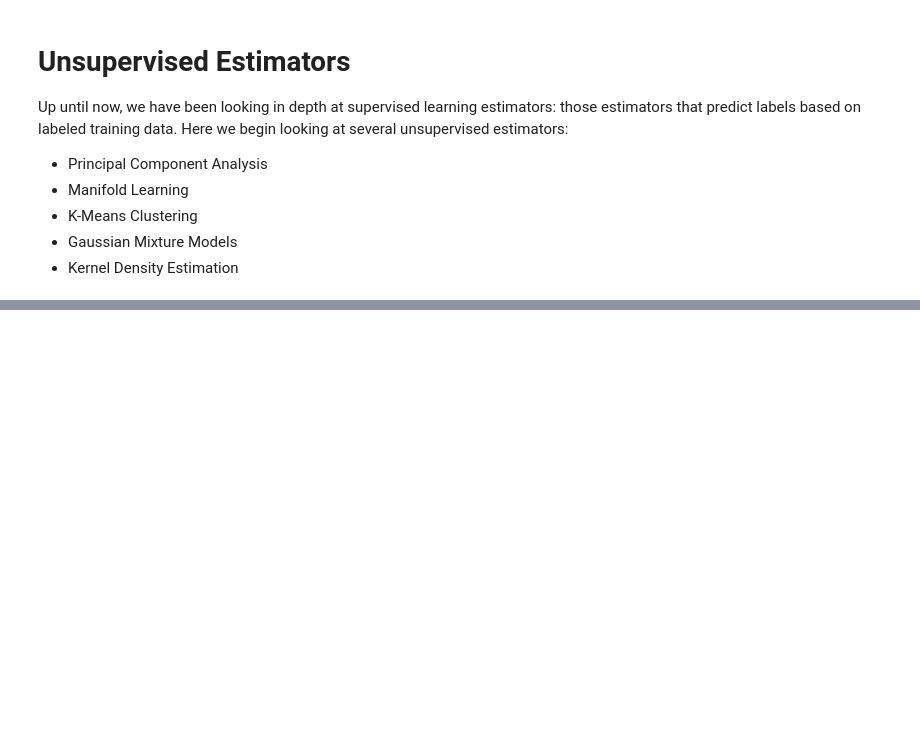
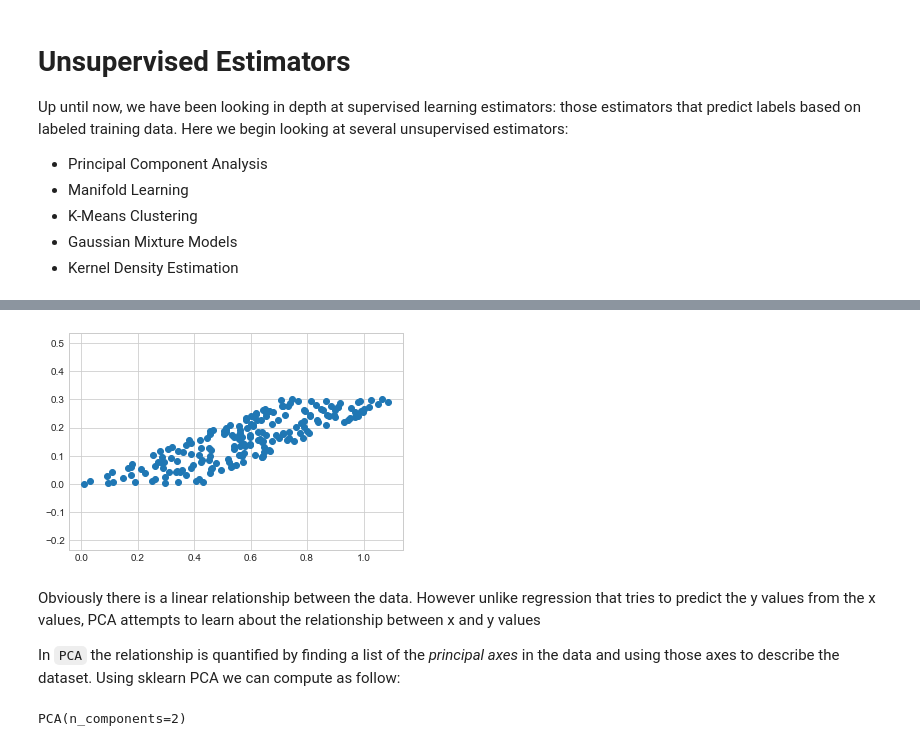
Before and after one commit to Oluwajobs/python_data_science, a Jupyter notebook: ML_Note.ipynb, the cells around one changed output, grey strips where cells are left out. Saved outputs shown, nothing was run; the diff lists cells and outputs as text; code cells hidden in the pictures; blank space fills up the shorter version.

```diff
--- a/ML_Note.ipynb
+++ b/ML_Note.ipynb
@@ -2198,0 +2205,28 @@ Up until now, we have been looking in depth at supervised learning estimators: t
+# %%
+# import libraries
+%matplotlib inline
+import numpy as np
+import matplotlib.pyplot as plt
+plt.style.use('seaborn-whitegrid')
+# %%
+# consider this 2 dim data
+rng = np.random.RandomState(1)
+# create the feature data
+X = np.dot(rng.rand(2, 2), rng.rand(2, 200)).T  # this will give a 200 x 2 array
+plt.scatter(X[:, 0], X[:, 1])
+plt.axis('equal');
+# %% [output]
+[figure, added]
+# %% [markdown]
+Obviously there is a linear relationship between the data. However unlike regression that tries to predict the y values from the x values, PCA attempts to learn about the relationship between x and y values
+
+In `PCA` the relationship is quantified by finding a list of the _principal axes_ in the data and using those axes to describe the dataset. Using sklearn PCA we can compute as follow:
+# %%
+# import model
+from sklearn.decomposition import PCA
+# instantiate model
+pca = PCA(n_components=2)  # reduces the data to 2 dimension
+# fit the model
+pca.fit(X)
+# %% [output]
+PCA(n_components=2)
```
Also changed, not shown: parts of 53 cells of this notebook.
